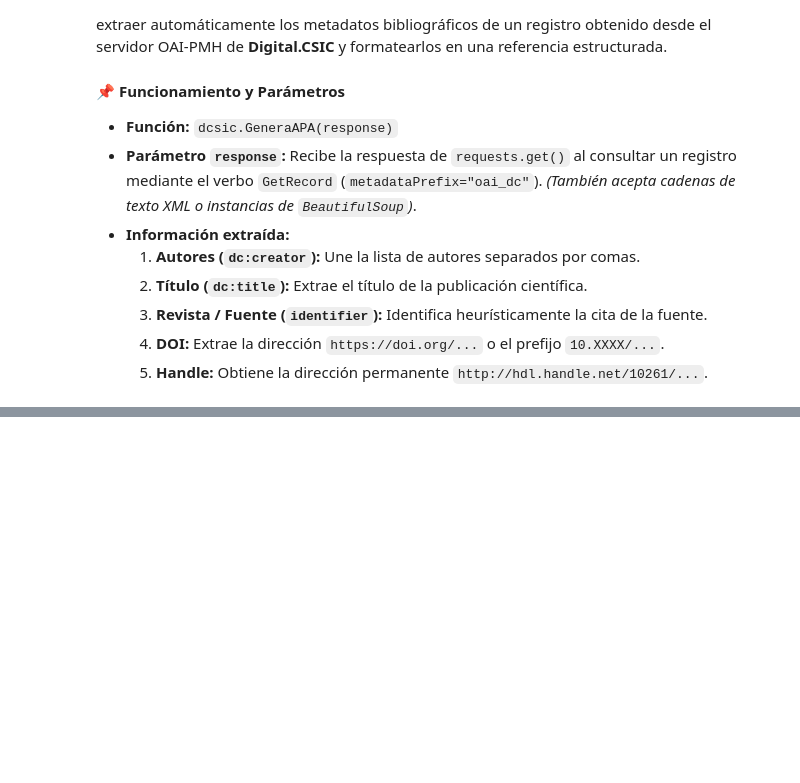
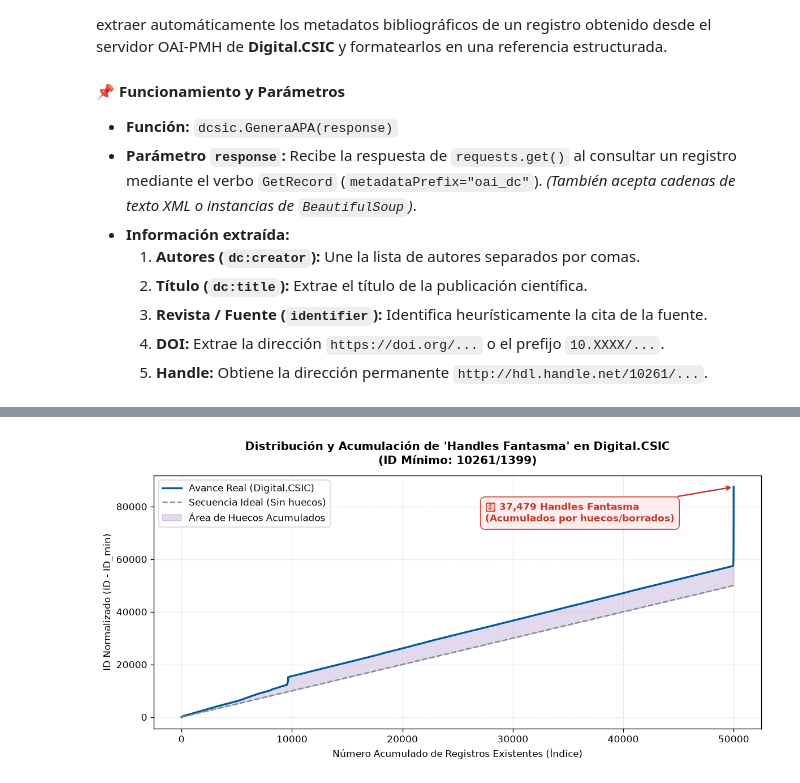
Before and after one commit to guslicem/PYTHON_PARA_CIENCIA_ABIERTA_2, a Jupyter notebook: NOTEBOOKS/10_USANDO_API.ipynb, the cells around one changed output, grey strips where cells are left out. Cells and saved outputs as stored; diff of their text form; code cells hidden in the pictures; blank space fills up the shorter version.

Commit message:
feat: update Digital.CSIC notebook with extraction exercise, add dataset, and ignore HTML files

```diff
--- a/NOTEBOOKS/10_USANDO_API.ipynb
+++ b/NOTEBOOKS/10_USANDO_API.ipynb
@@ -281,0 +639,72 @@ linea()
+# %%
+import os
+import pandas as pd
+import numpy as np
+import matplotlib.pyplot as plt
+
+# ==============================================================================
+# 1. CARGA Y PREPARACIÓN DE DATOS
+# ==============================================================================
+
+csv_path = os.path.join("..", "DATASETS", "FROM_DIGITALCSIC", "all_handles.csv")
+
+df = pd.read_csv(csv_path)
+
+# Extraer IDs numéricos y ordenarlos de forma ascendente
+handles_num = (
+    pd.to_numeric(
+        df["handle"].astype(str).str.replace("10261/", "", regex=False).str.strip(),
+        errors="coerce"
+    )
+    .dropna()
+    .astype(int)
+    .sort_values()
+    .values
+)
+
+min_id = handles_num.min()
+
+# Normalizar resta de min_id para que el eje Y comience en 0
+y_real = handles_num - min_id
+x_indice = np.arange(len(y_real))  # Posición ordinal (0, 1, 2, 3...)
+
+huecos_totales = y_real[-1] - x_indice[-1]
+
+# ==============================================================================
+# 2. CONSTRUCCIÓN DEL GRÁFICO CON MATPLOTLIB
+# ==============================================================================
+plt.figure(figsize=(10, 5), dpi=120)
+
+# Curva Real (Aumento de handles en Digital.CSIC)
+plt.plot(x_indice, y_real, color="#005B94", linewidth=2, label="Avance Real (Digital.CSIC)")
+
+# Línea Teórica Ideal (Sin ningún hueco)
+plt.plot(x_indice, x_indice, color="#7F8C8D", linestyle="--", linewidth=1.5, label="Secuencia Ideal (Sin huecos)")
+
+# Sombreado del área entre la curva real e ideal (huecos acumulados)
+plt.fill_between(x_indice, x_indice, y_real, color="#470094", alpha=0.15, label="Área de Huecos Acumulados")
+
+# Personalización de títulos y etiquetas
+plt.title(f"Distribución y Acumulación de 'Handles Fantasma' en Digital.CSIC\n(ID Mínimo: 10261/{min_id})", fontsize=12, fontweight="bold", pad=12)
+plt.xlabel("Número Acumulado de Registros Existentes (Índice)", fontsize=10)
+plt.ylabel("ID Normalizado (ID - ID_min)", fontsize=10)
+
+# Anotación destacada del total de huecos
+plt.annotate(
+    f"👻 {huecos_totales:,} Handles Fantasma\n(Acumulados por huecos/borrados)",
+    xy=(x_indice[-1], y_real[-1]),
+    xytext=(x_indice[-1] * 0.55, y_real[-1] * 0.85),
+    arrowprops=dict(arrowstyle="->", color="#C0392B", lw=1.5),
+    fontsize=10,
+    fontweight="bold",
+    color="#C0392B",
+    bbox=dict(boxstyle="round,pad=0.5", facecolor="#FDEDEC", edgecolor="#C0392B", alpha=0.9)
+)
+
+plt.grid(True, linestyle=":", alpha=0.6)
+plt.legend(loc="upper left", frameon=True)
+plt.tight_layout()
+
+plt.show()
+# %% [output]
+[figure, added]
```
Also changed, not shown: parts of 11 cells of this notebook, 11 other files.
